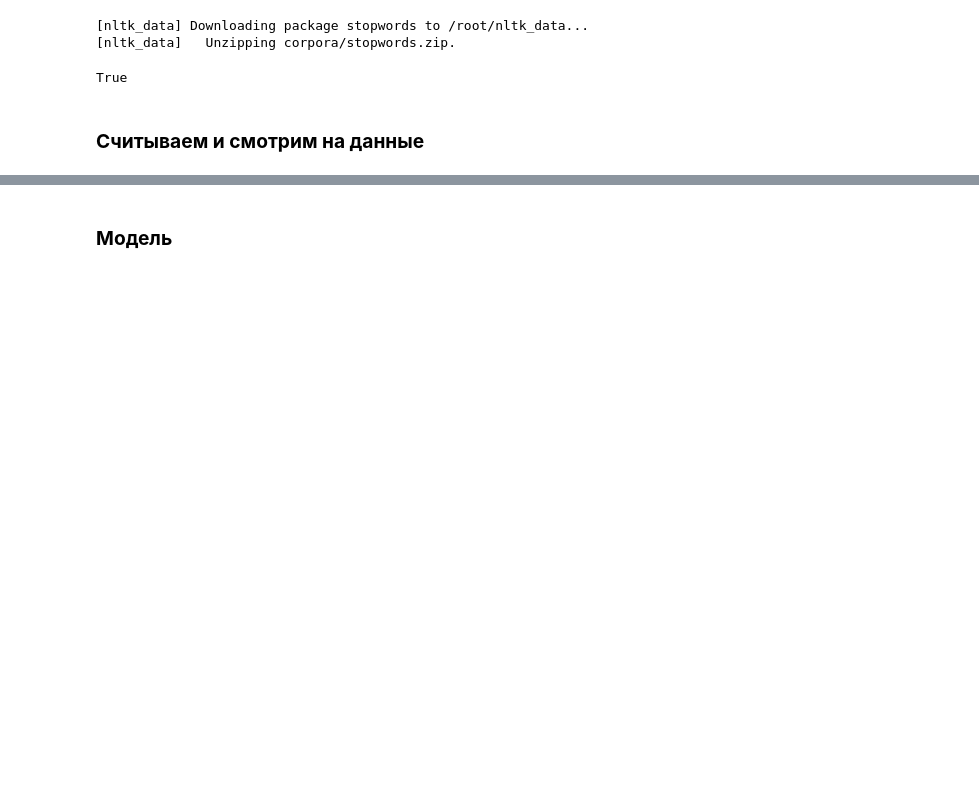
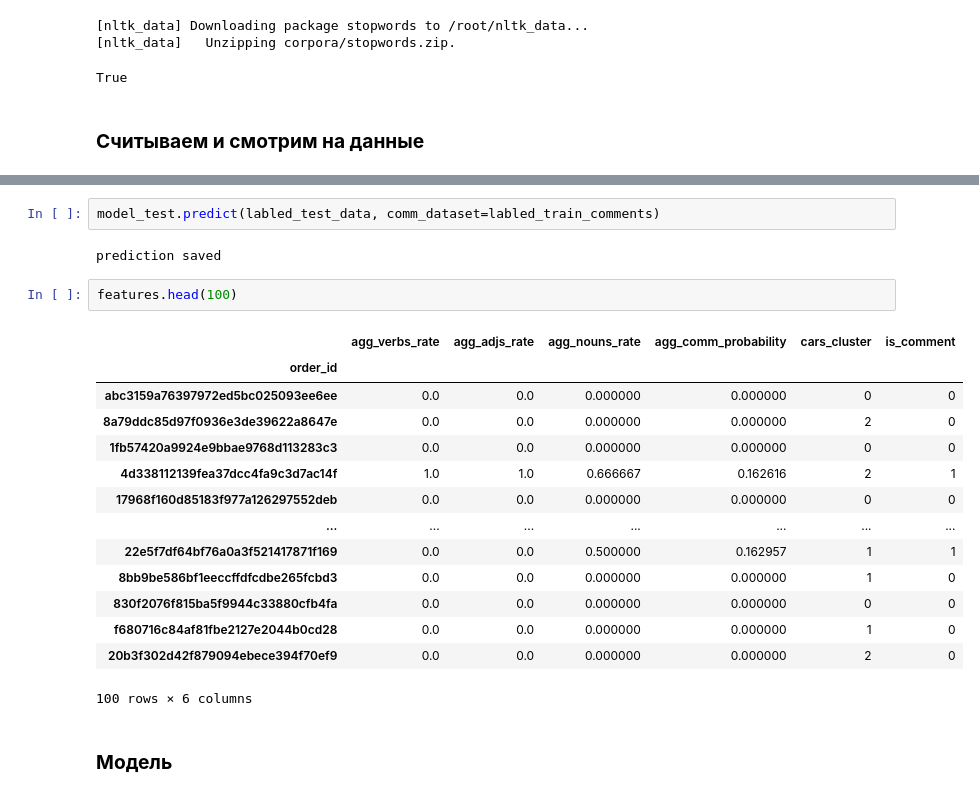
Before and after one commit to Egoluback/aiijc2021_transport, a Jupyter notebook: TestFeatures.ipynb, the cells around one changed output, grey strips where cells are left out. Drawn from its saved outputs; the diff is of its cells as text; blank space fills up the shorter version.

```diff
--- a/TestFeatures.ipynb
+++ b/TestFeatures.ipynb
@@ -115,2 +404,23 @@ labled_speed.head()
+# %%
+model_test.predict(labled_test_data, comm_dataset=labled_train_comments)
+# %% [output]
+prediction saved
+# %%
+features.head(100)
+# %% [output]
+|  | agg_verbs_rate | agg_adjs_rate | agg_nouns_rate | agg_comm_probability | cars_cluster | is_comment |
+| order_id |  |  |  |  |  |  |
+| abc3159a76397972ed5bc025093ee6ee | 0.0 | 0.0 | 0.000000 | 0.000000 | 0 | 0 |
+| 8a79ddc85d97f0936e3de39622a8647e | 0.0 | 0.0 | 0.000000 | 0.000000 | 2 | 0 |
+| 1fb57420a9924e9bbae9768d113283c3 | 0.0 | 0.0 | 0.000000 | 0.000000 | 0 | 0 |
+| 4d338112139fea37dcc4fa9c3d7ac14f | 1.0 | 1.0 | 0.666667 | 0.162616 | 2 | 1 |
+| 17968f160d85183f977a126297552deb | 0.0 | 0.0 | 0.000000 | 0.000000 | 0 | 0 |
+| ... | ... | ... | ... | ... | ... | ... |
+| 22e5f7df64bf76a0a3f521417871f169 | 0.0 | 0.0 | 0.500000 | 0.162957 | 1 | 1 |
+| 8bb9be586bf1eeccffdfcdbe265fcbd3 | 0.0 | 0.0 | 0.000000 | 0.000000 | 1 | 0 |
+| 830f2076f815ba5f9944c33880cfb4fa | 0.0 | 0.0 | 0.000000 | 0.000000 | 0 | 0 |
+| f680716c84af81fbe2127e2044b0cd28 | 0.0 | 0.0 | 0.000000 | 0.000000 | 1 | 0 |
+| 20b3f302d42f879094ebece394f70ef9 | 0.0 | 0.0 | 0.000000 | 0.000000 | 2 | 0 |
+100 rows × 6 columns
 # %% [markdown]
 ### **Модель**
```
Also changed, not shown: parts of 15 cells of this notebook.
